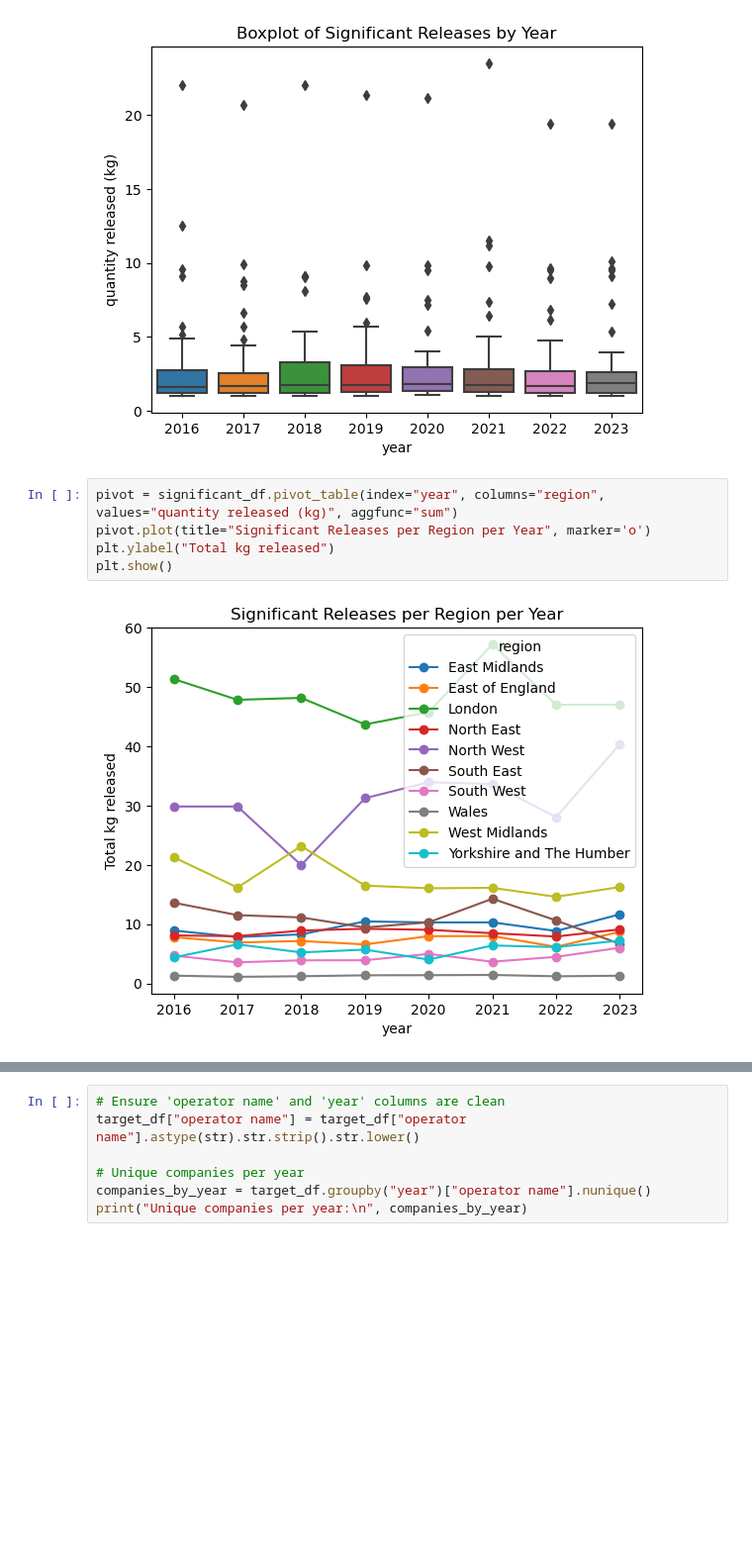
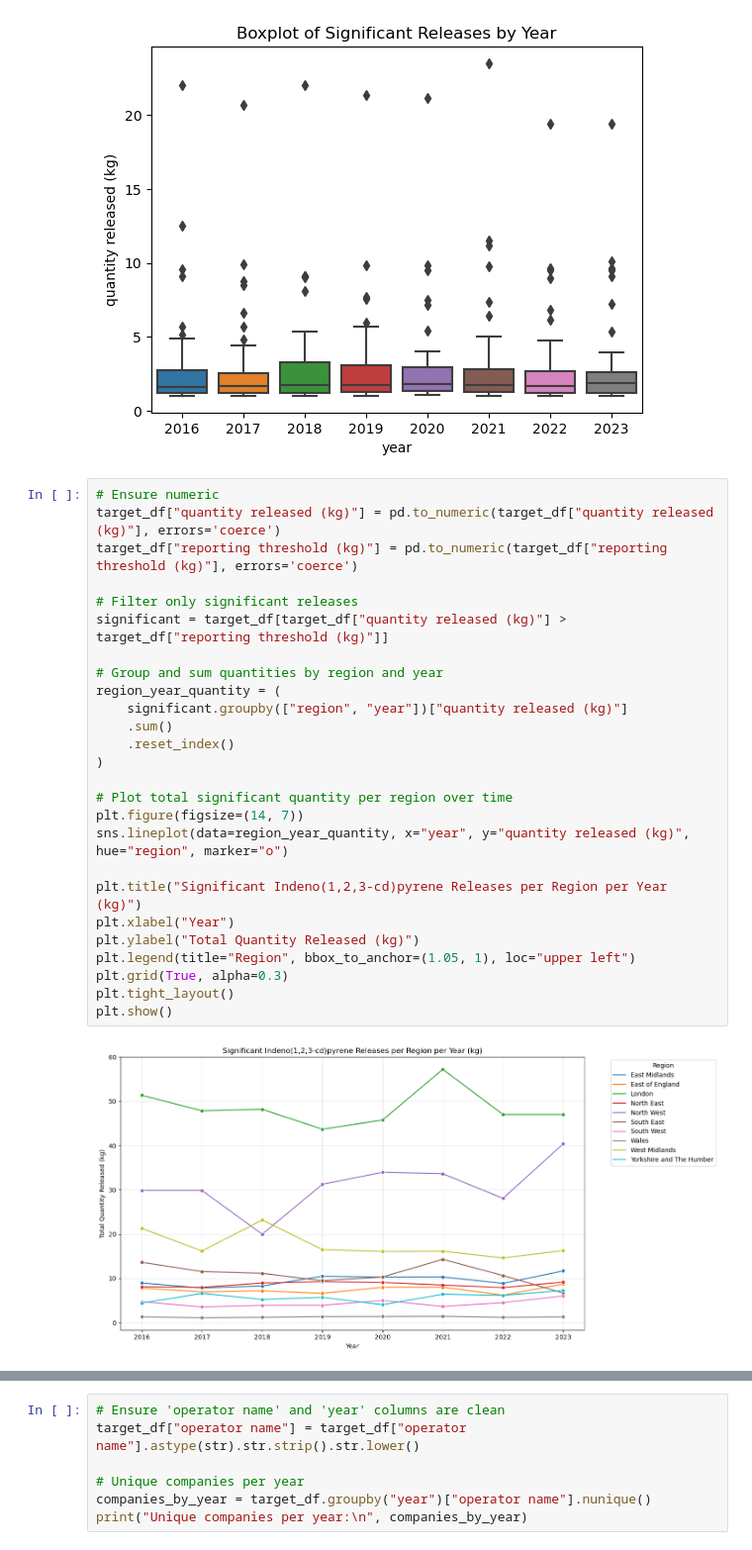
Before and after one commit to Kkkkyf7/DEFRA1, a Jupyter notebook: AndreiPankratov/Indeno(1,2,3-cd)pyrene.ipynb.ipynb, the cells around one changed output, grey strips where cells are left out. Shown: that part at 99% size. Drawn from its saved outputs; the diff is of its cells as text; blank space fills up the shorter version.

```diff
--- a/AndreiPankratov/Indeno(1,2,3-cd)pyrene.ipynb.ipynb
+++ b/AndreiPankratov/Indeno(1,2,3-cd)pyrene.ipynb.ipynb
@@ -231,9 +252,30 @@ plt.show()
 # %% [output]
 [figure]
 # %%
-pivot = significant_df.pivot_table(index="year", columns="region", values="quantity released (kg)", aggfunc="sum")
-pivot.plot(title="Significant Releases per Region per Year", marker='o')
-plt.ylabel("Total kg released")
+# Ensure numeric
+target_df["quantity released (kg)"] = pd.to_numeric(target_df["quantity released (kg)"], errors='coerce')
+target_df["reporting threshold (kg)"] = pd.to_numeric(target_df["reporting threshold (kg)"], errors='coerce')
+
+# Filter only significant releases
+significant = target_df[target_df["quantity released (kg)"] > target_df["reporting threshold (kg)"]]
+
+# Group and sum quantities by region and year
+region_year_quantity = (
+    significant.groupby(["region", "year"])["quantity released (kg)"]
+    .sum()
+    .reset_index()
+)
+
+# Plot total significant quantity per region over time
+plt.figure(figsize=(14, 7))
+sns.lineplot(data=region_year_quantity, x="year", y="quantity released (kg)", hue="region", marker="o")
+
+plt.title("Significant Indeno(1,2,3-cd)pyrene Releases per Region per Year (kg)")
+plt.xlabel("Year")
+plt.ylabel("Total Quantity Released (kg)")
+plt.legend(title="Region", bbox_to_anchor=(1.05, 1), loc="upper left")
+plt.grid(True, alpha=0.3)
+plt.tight_layout()
 plt.show()
 # %% [output]
-[figure, old version]
+[figure, new version]
```
Also changed, not shown: parts of 6 cells of this notebook.
